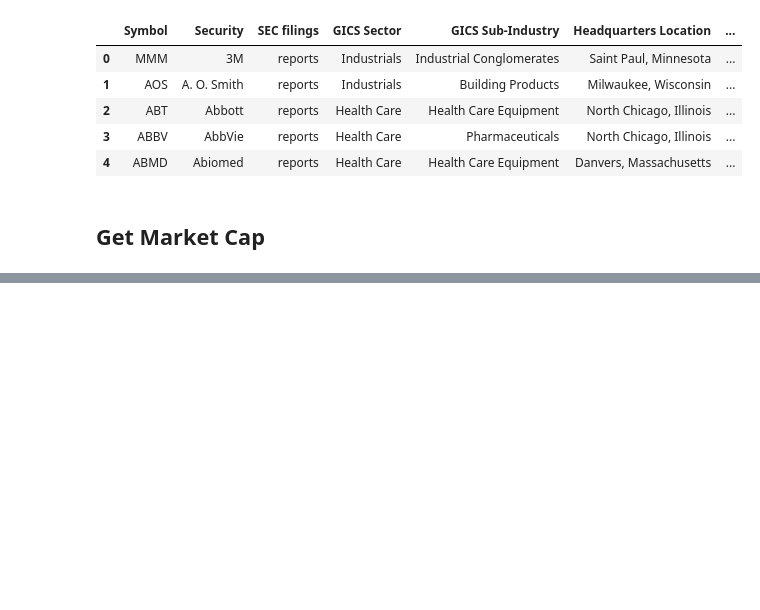
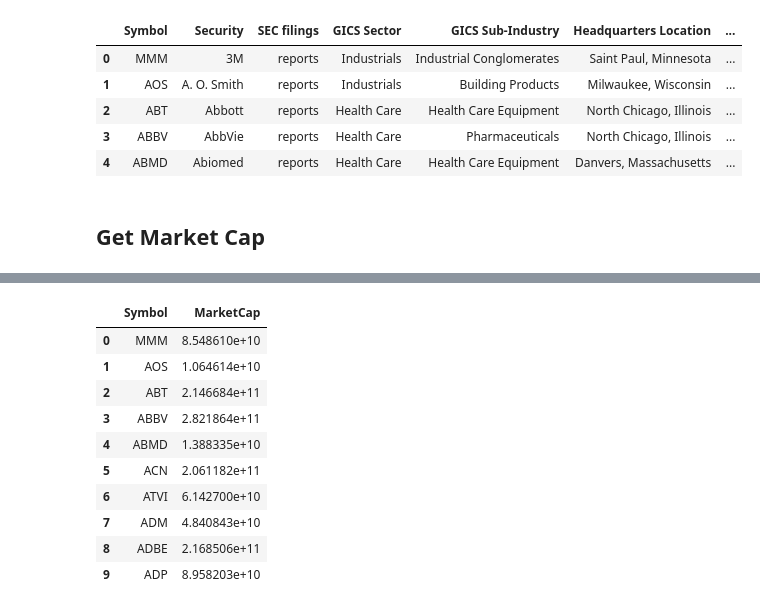
Before and after one commit to mohansameer1983/AI-Finance, a Jupyter notebook: MMAI_823_AI_Finance.ipynb, the cells around one changed output, grey strips where cells are left out. Cells and saved outputs as stored; diff of their text form; code cells hidden in the pictures; blank space fills up the shorter version.

```diff
--- a/MMAI_823_AI_Finance.ipynb
+++ b/MMAI_823_AI_Finance.ipynb
@@ -114,0 +155,14 @@ marketdf = load_csv_to_dataframe('/data/marketcap.csv')
+# %%
+final_info_df.head(10)
+# %% [output]
+|  | Symbol | MarketCap |
+| 0 | MMM | 8.548610e+10 |
+| 1 | AOS | 1.064614e+10 |
+| 2 | ABT | 2.146684e+11 |
+| 3 | ABBV | 2.821864e+11 |
+| 4 | ABMD | 1.388335e+10 |
+| 5 | ACN | 2.061182e+11 |
+| 6 | ATVI | 6.142700e+10 |
+| 7 | ADM | 4.840843e+10 |
+| 8 | ADBE | 2.168506e+11 |
+| 9 | ADP | 8.958203e+10 |
```
Also changed, not shown: parts of 20 cells of this notebook.
